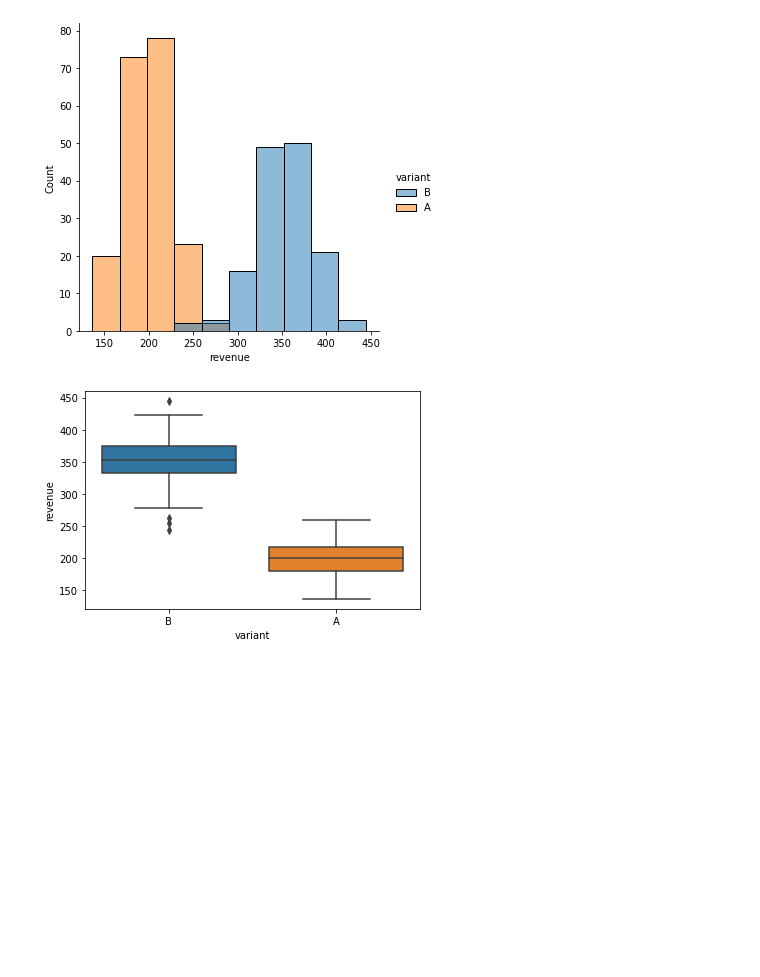
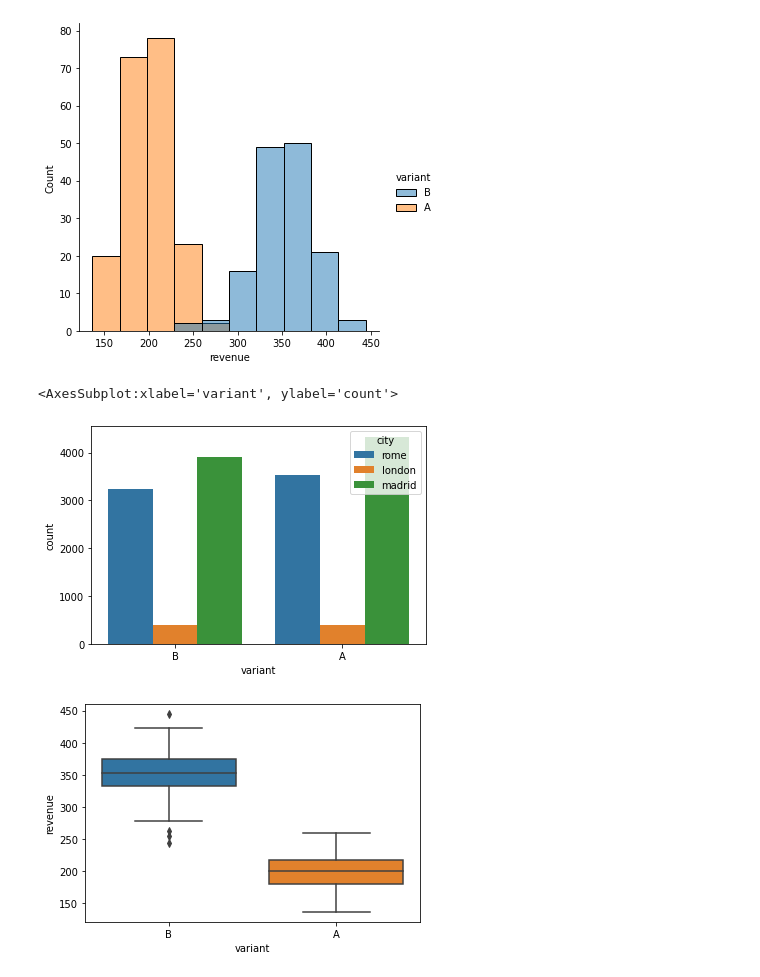
Before and after one commit to javimonjas/SpotaHome, a Jupyter notebook: ANOVA_Analysis.ipynb, the cells around one changed output. Drawn from its saved outputs; the diff is of its cells as text; code cells hidden in the pictures; blank space fills up the shorter version.

```diff
--- a/ANOVA_Analysis.ipynb
+++ b/ANOVA_Analysis.ipynb
@@ -117,7 +124,7 @@ Index: []
 ## 2.- Calculate Metrics
 # %%
 #Create Target Variable: booking_reserve
-df_clean0['booking_reserve']=np.where((df_clean0.event_type=='booking_request'),1,0)
+df_clean0['booking_request']=np.where((df_clean0.event_type=='booking_request'),1,0)
 # %%
 # Analize if we can include 'city' in the modelling table
 df_group_user_city= df_clean0.groupby(['user_id','variant'])['city'].agg(['count', 'nunique'])
@@ -164,6 +176,11 @@ sns.displot(df_clean0, x="revenue", hue="variant")
 # %% [output]
 <seaborn.axisgrid.FacetGrid at 0x...>
 [figure]
+# %%
+sns.countplot(x='variant',hue='city',data=df_clean0)
+# %% [output]
+<AxesSubplot:xlabel='variant', ylabel='count'>
+[figure, added]
 # %%
 ax = sns.boxplot(x='variant', y='revenue', data=df_clean0)
 # %% [output]
```
Also changed, not shown: parts of 34 cells of this notebook.
